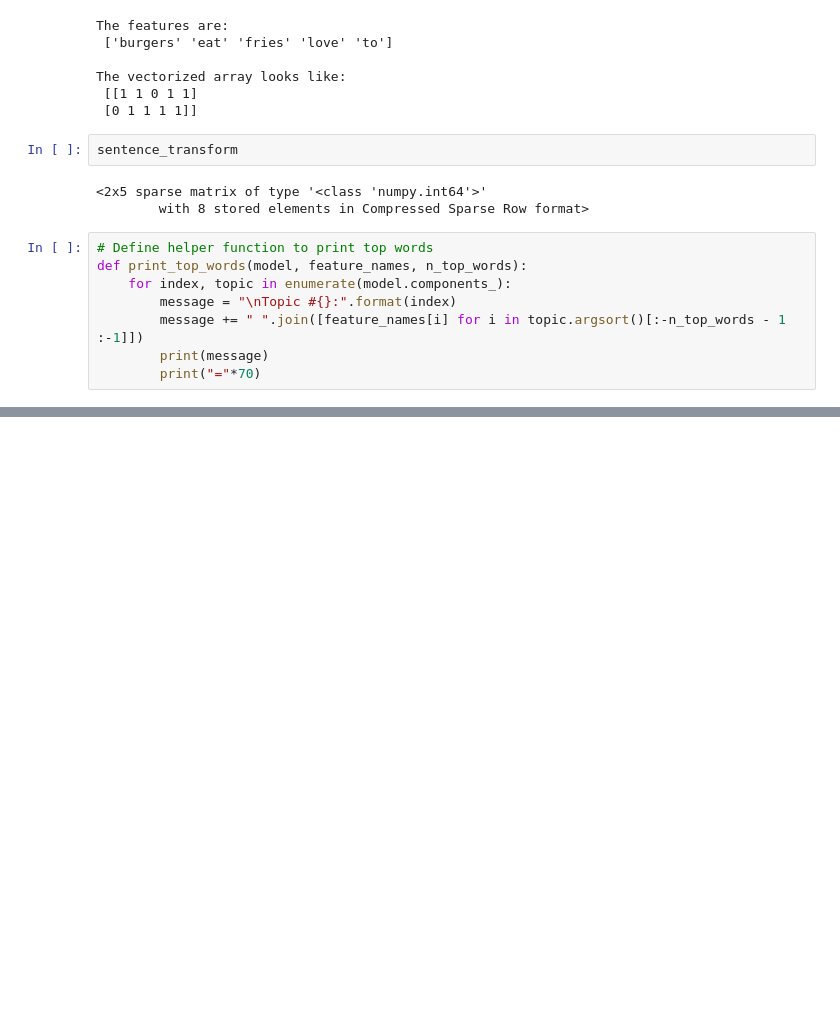
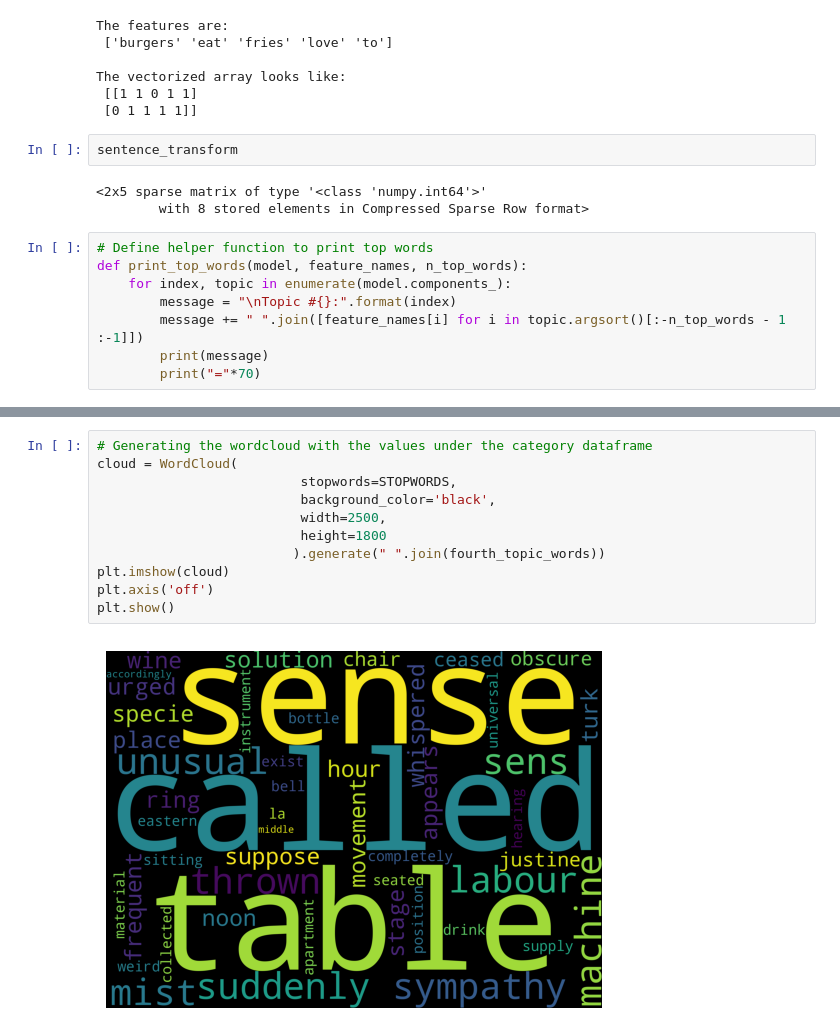
Before and after one commit to shira-stromer/Kaggle, a Jupyter notebook: Spooky NLP and Topic Modelling.ipynb, the cells around one changed output, grey strips where cells are left out. Cells and saved outputs as stored; diff of their text form; blank space fills up the shorter version.

```diff
--- a/Spooky NLP and Topic Modelling.ipynb
+++ b/Spooky NLP and Topic Modelling.ipynb
@@ -205,0 +355,13 @@ def print_top_words(model, feature_names, n_top_words):
+# %%
+# Generating the wordcloud with the values under the category dataframe
+cloud = WordCloud(
+                          stopwords=STOPWORDS,
+                          background_color='black',
+                          width=2500,
+                          height=1800
+                         ).generate(" ".join(fourth_topic_words))
+plt.imshow(cloud)
+plt.axis('off')
+plt.show()
+# %% [output]
+[figure, added]
```
Also changed, not shown: parts of 15 cells of this notebook.
